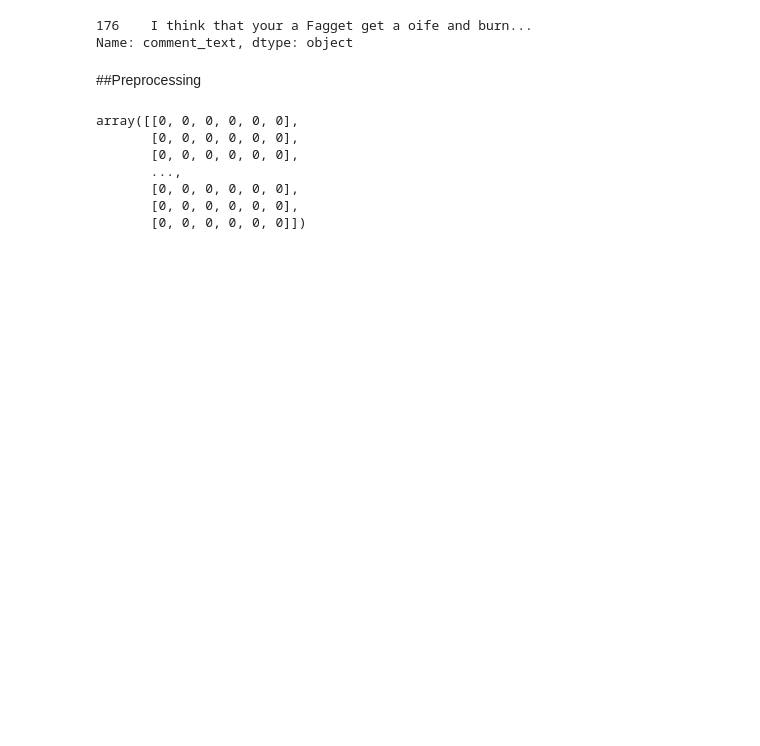
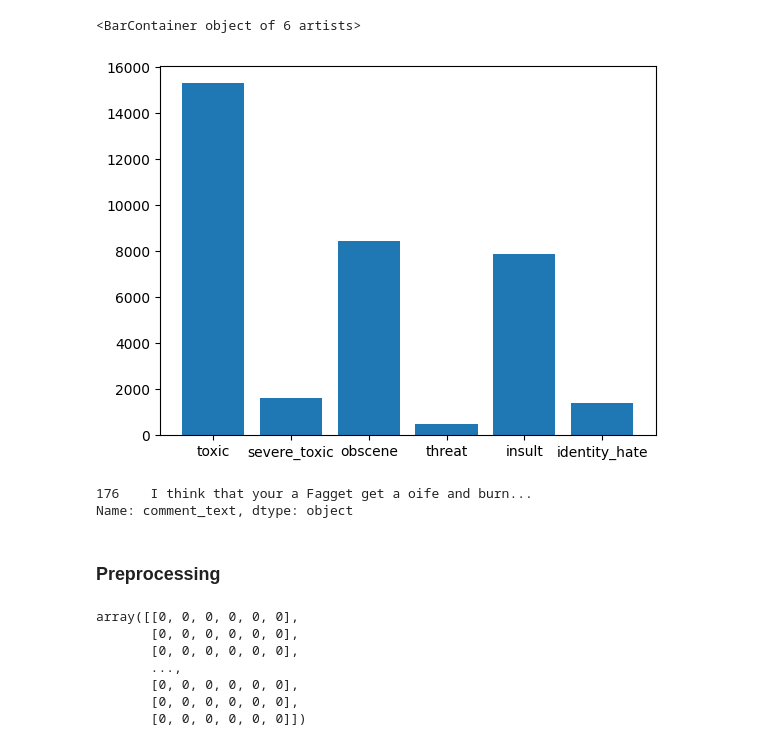
Before and after one commit to nilaydatta1234/Toxicity-Classifier, a Jupyter notebook: Toxicity.ipynb, the cells around one changed output. Cells and saved outputs as stored; diff of their text form; code cells hidden in the pictures; blank space fills up the shorter version.

```diff
--- a/Toxicity.ipynb
+++ b/Toxicity.ipynb
@@ -35,10 +37,17 @@ train_data[train_data["insult"]==1]
+# %%
+x = ["toxic","severe_toxic","obscene","threat","insult","identity_hate"]
+y = [len([j for j in train_data[i] if j==1]) for i in x]
+plt.bar(x,y)
+# %% [output]
+<BarContainer object of 6 artists>
+[figure, added]
 # %%
 train_data[train_data["id"] == "006b94add72ed61c"]["comment_text"]
 # %% [output]
 176    I think that your a Fagget get a oife and burn...
 Name: comment_text, dtype: object
 # %% [markdown]
-##Preprocessing
+### Preprocessing
 # %%
 from tensorflow.keras.layers import TextVectorization ##This will hwlp in tokeinizing the sentences
 # %%
```
Also changed, not shown: parts of 21 cells of this notebook, 12 other files.
